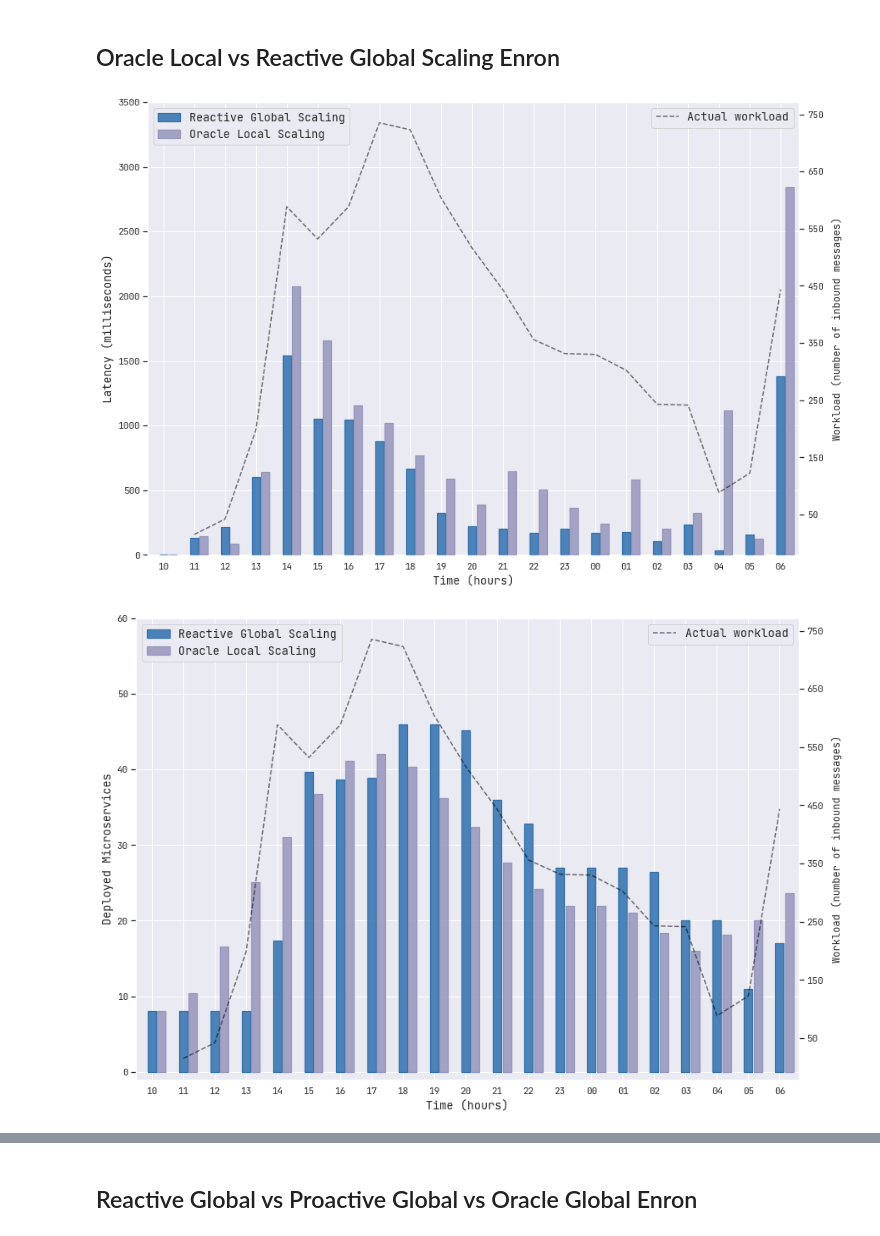
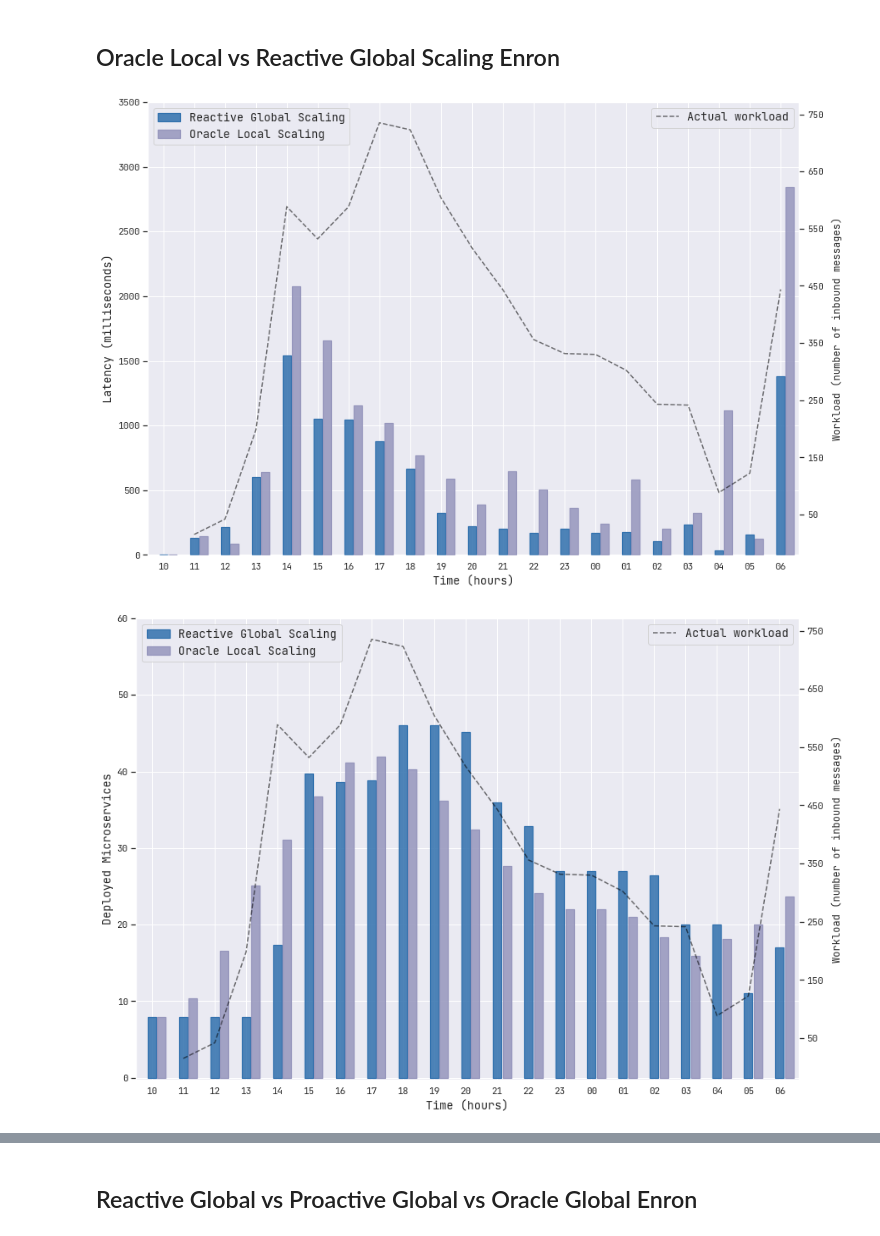
Before and after one commit to giovaz94/custom-pipeline, a Jupyter notebook: analysis/main.ipynb, the cells around one changed output, grey strips where cells are left out. Saved outputs shown, nothing was run; the diff lists cells and outputs as text; code cells hidden in the pictures.

```diff
--- a/analysis/main.ipynb
+++ b/analysis/main.ipynb
@@ -240,7 +239,7 @@ for target_col, target_label, save_label, step in zip(target_cols, target_labels
         down = -1
     elif save_label == 'deployed_instaces':
         up = 60
-        down = -1
+        down = -.2
     else:
         up = 3500
         down = -1
@@ -271,34 +270,34 @@ for target_col, target_label, save_label, step in zip(target_cols, target_labels
     )
 
 
     # define background plot
     arrived_msgs = ax_background.plot(x[1:], y_msgs[1:], linestyle='dashed', label='Actual workload', color='black', zorder=1000, alpha=.55)
 
     # set axis limits
     ax.set_yscale('linear')
     ax.set_xlim(-5, 206)
     ax.set_ylim(down, up)
 
     # set ticks and labels
     ax.set_ylabel(target_label, fontsize=13.5)
     ax.set_xlabel('Time (hours)', fontsize=13.5)
     ax.set_xticks(range(0, 210, 10))
     ax.set_xticklabels(['10', '11', '12', '13', '14', '15', '16', '17', '18', '19', '20', '21', '22', '23', '00', '01', '02', '03', '04', '05', '06'])
 
     # background ticks and labels
     ax_background.set_yticks(range(50, 800, 100))
     ax_background.grid(False)
     ax_background.yaxis.set_label_coords(1.05, 0.5)
     ax_background.set_ylabel('Workload (number of inbound messages)')
 
     # legend settings
     ax.legend(loc='upper left', ncol=1, frameon=True, fontsize=13.5)
     ax_background.legend(loc='upper right', ncol=1, frameon=True, fontsize=13.5)
 
     fig.savefig(f'./images/local_vs_global/oracle_reactive_enron/{save_label}_oracleReactiveL_vs_reactiveG.pdf', dpi=300, format='pdf', bbox_inches='tight')
 # %% [output]
 [figure]
-[figure, old version]
+[figure, new version]
 [figure]
 # %%
 area_glob = np.trapz(sum_reactive_global['Latency (ms)'], dx=5)
```
Also changed, not shown: parts of 7 cells of this notebook, 42 other files.
